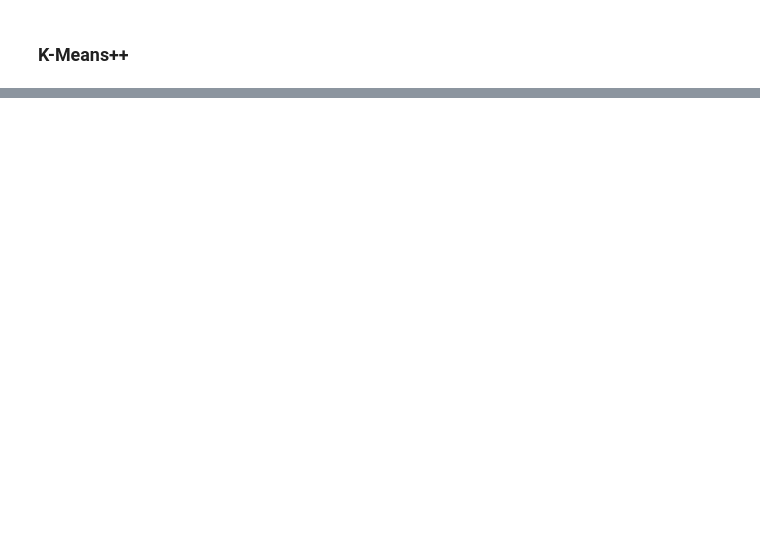
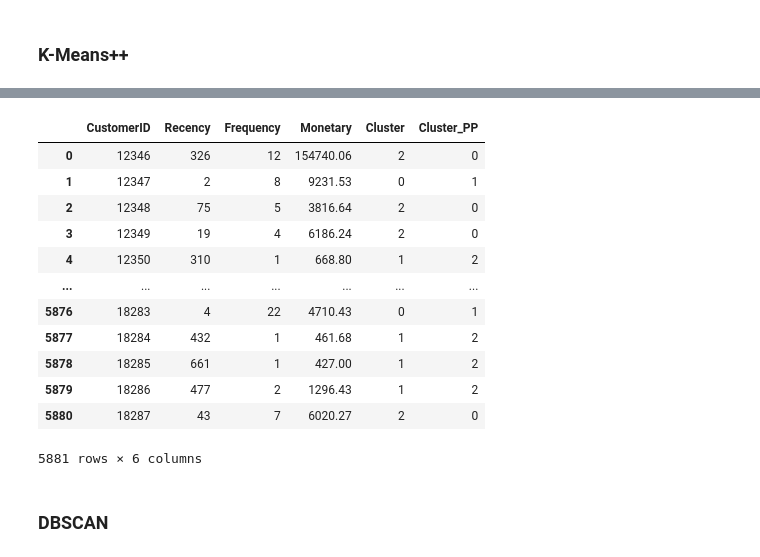
Before and after one commit to ShiftorTheOrca/asah-capstone, a Jupyter notebook: Asah_Fetch_A25_CS328.ipynb, the cells around one changed output, grey strips where cells are left out. Cells and saved outputs as stored; diff of their text form; code cells hidden in the pictures; blank space fills up the shorter version.

Commit message:
Bereksperimen dengan K-Means++ dan DBSCAN

```diff
--- a/Asah_Fetch_A25_CS328.ipynb
+++ b/Asah_Fetch_A25_CS328.ipynb
@@ -501,4 +498,13 @@ fig.show(renderer="colab")
 [interactive output not drawn]
 # %% [markdown]
 ### K-Means++
+# %%
+k_elbow = 3
+kmeans_pp = KMeans(n_clusters=k_elbow, init='k-means++')
+kmeans_pp.fit(df_rfm_minmax)
+labels = kmeans_pp.labels_
+
+# Catat label (cluster) setiap data
+df_rfm['Cluster_PP'] = labels
+df_rfm_minmax['Cluster_PP'] = labels
 # %%
@@ -525,0 +556,18 @@ print(cluster_analysis.round(2))
+# %%
+df_rfm
+# %% [output]
+|  | CustomerID | Recency | Frequency | Monetary | Cluster | Cluster_PP |
+| 0 | 12346 | 326 | 12 | 154740.06 | 2 | 0 |
+| 1 | 12347 | 2 | 8 | 9231.53 | 0 | 1 |
+| 2 | 12348 | 75 | 5 | 3816.64 | 2 | 0 |
+| 3 | 12349 | 19 | 4 | 6186.24 | 2 | 0 |
+| 4 | 12350 | 310 | 1 | 668.80 | 1 | 2 |
+| ... | ... | ... | ... | ... | ... | ... |
+| 5876 | 18283 | 4 | 22 | 4710.43 | 0 | 1 |
+| 5877 | 18284 | 432 | 1 | 461.68 | 1 | 2 |
+| 5878 | 18285 | 661 | 1 | 427.00 | 1 | 2 |
+| 5879 | 18286 | 477 | 2 | 1296.43 | 1 | 2 |
+| 5880 | 18287 | 43 | 7 | 6020.27 | 2 | 0 |
+5881 rows × 6 columns
+# %% [markdown]
+### DBSCAN
```
Also changed, not shown: parts of 17 cells of this notebook.
